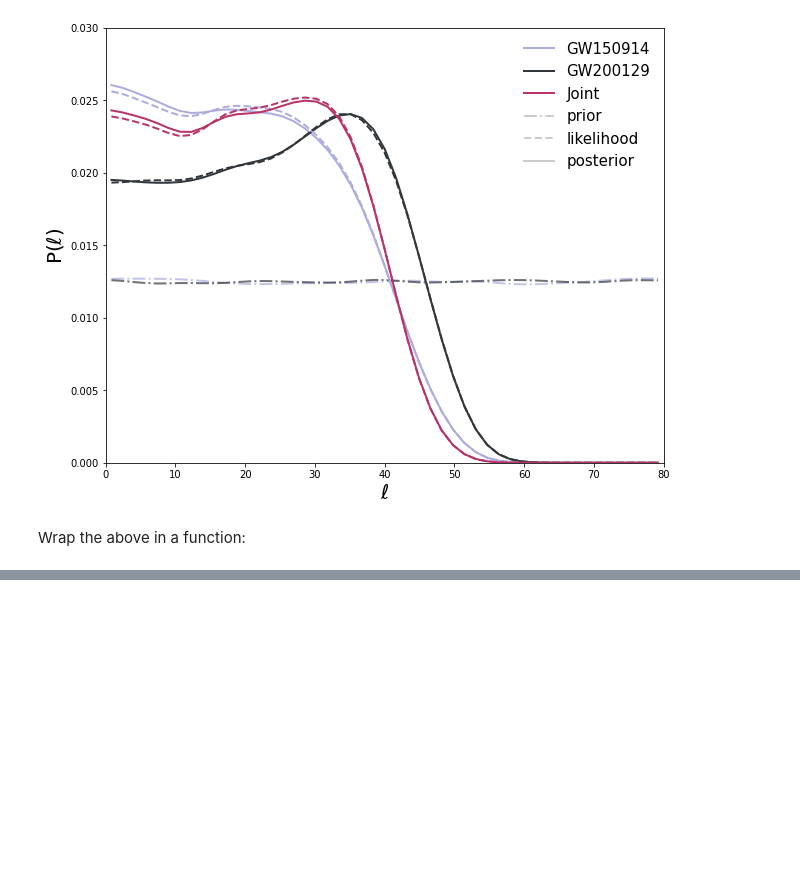
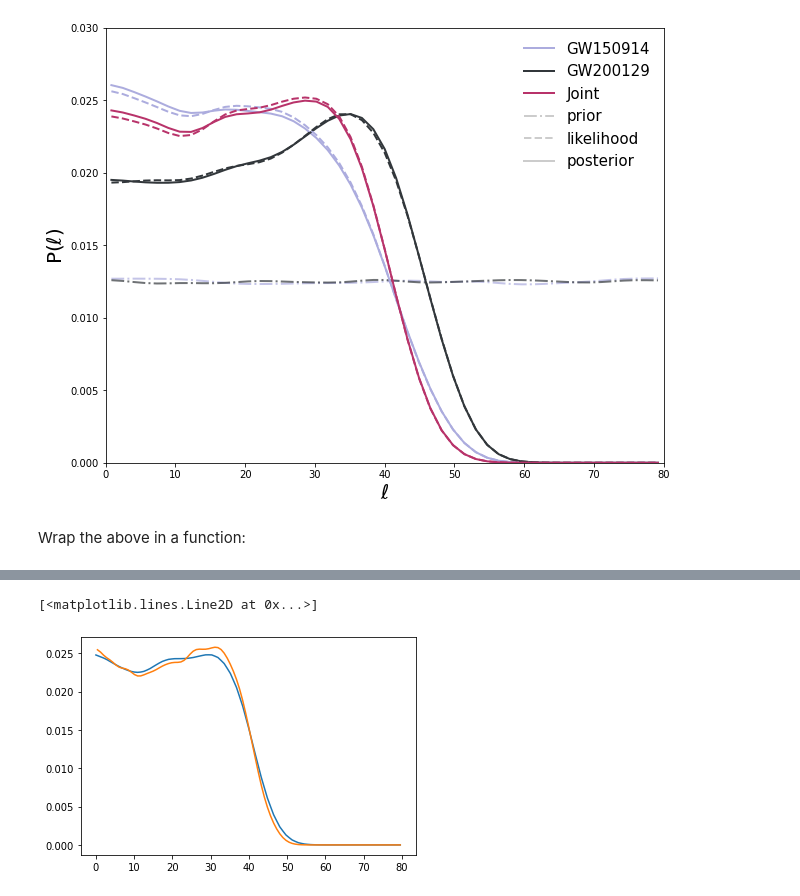
Before and after one commit to abhirup-ghosh/spinqnm, a Jupyter notebook: papers/paper_alt_theor_bounds/jnb/compute_joint_posteriors_likelihoods.ipynb, the cells around one changed output, grey strips where cells are left out. Saved outputs shown, nothing was run; the diff lists cells and outputs as text; code cells hidden in the pictures; blank space fills up the shorter version.

```diff
--- a/papers/paper_alt_theor_bounds/jnb/compute_joint_posteriors_likelihoods.ipynb
+++ b/papers/paper_alt_theor_bounds/jnb/compute_joint_posteriors_likelihoods.ipynb
@@ -152,0 +178,6 @@ plt.plot(lp1, gf(jpost))
+# %%
+plt.plot(l_vals, j_like)
+plt.plot(lp1, gf(jlike))
+# %% [output]
+[<matplotlib.lines.Line2D at 0x...>]
+[figure, added]
```
Also changed, not shown: parts of 6 cells of this notebook, 7 other files.
